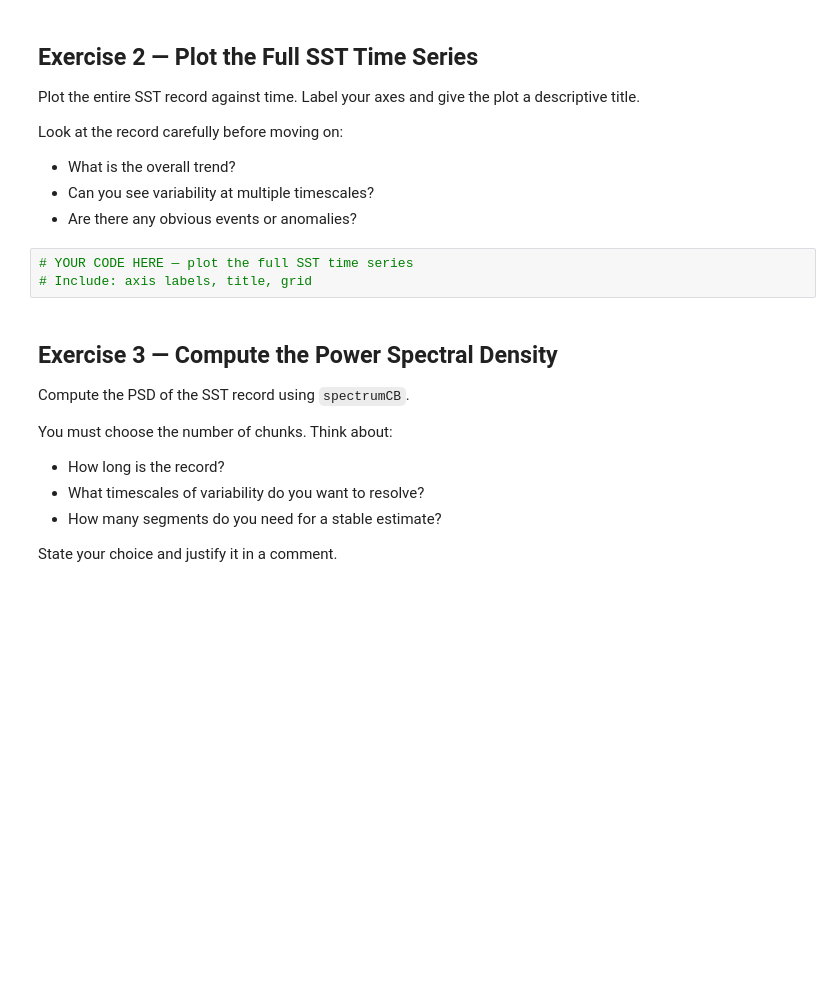
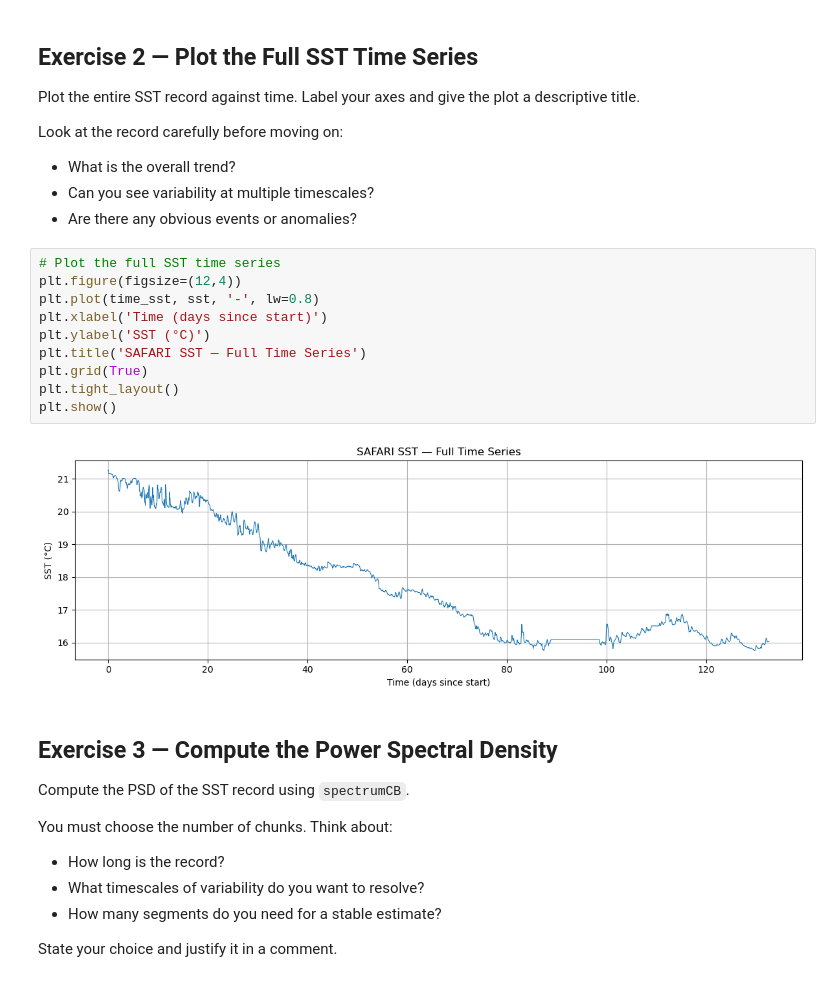
Before and after one commit to mae223-oceantech/time-series-analysis-cmejos-1, a Jupyter notebook: Tutorial_SAFARI_SST.ipynb, the cells around one changed output. Saved outputs shown, nothing was run; the diff lists cells and outputs as text; blank space fills up the shorter version.

Commit message:
Plots Complete

```diff
--- a/Tutorial_SAFARI_SST.ipynb
+++ b/Tutorial_SAFARI_SST.ipynb
@@ -137,8 +137,17 @@ Look at the record carefully before moving on:
 - Can you see variability at multiple timescales?
 - Are there any obvious events or anomalies?
 # %%
-# YOUR CODE HERE — plot the full SST time series
-# Include: axis labels, title, grid
+# Plot the full SST time series
+plt.figure(figsize=(12,4))
+plt.plot(time_sst, sst, '-', lw=0.8)
+plt.xlabel('Time (days since start)')
+plt.ylabel('SST (°C)')
+plt.title('SAFARI SST — Full Time Series')
+plt.grid(True)
+plt.tight_layout()
+plt.show()
+# %% [output]
+[figure, added]
 # %% [markdown]
 ## Exercise 3 — Compute the Power Spectral Density
 
```
Also changed, not shown: parts of 2 cells of this notebook, 1 other file.
